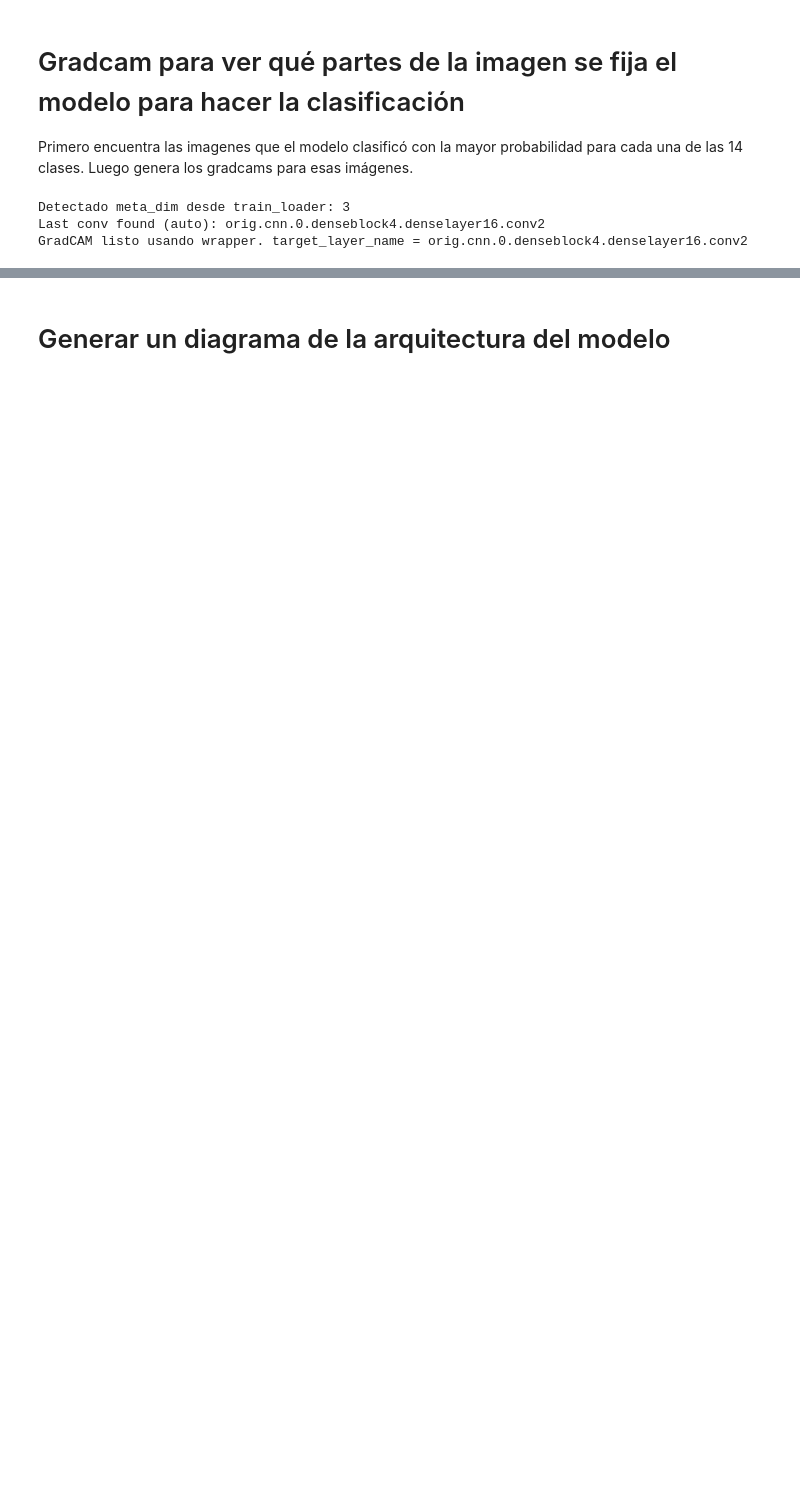
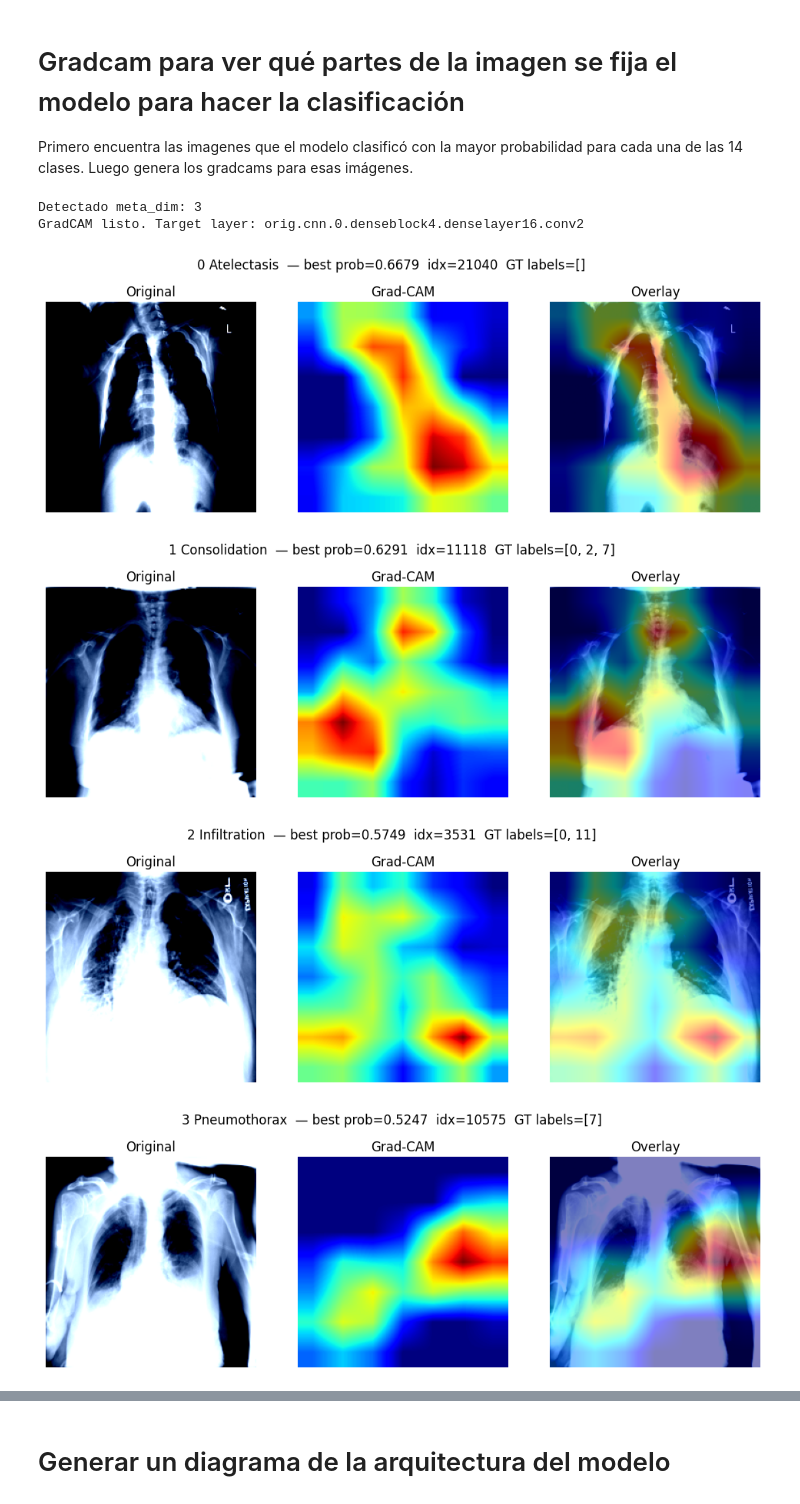
Before and after one commit to jperrachon/ProyectoCNN, a Jupyter notebook: mainPipeline.ipynb, the cells around one changed output, grey strips where cells are left out. Drawn from its saved outputs; the diff is of its cells as text; code cells hidden in the pictures; blank space fills up the shorter version.

```diff
--- a/mainPipeline.ipynb
+++ b/mainPipeline.ipynb
@@ -889,10 +950,8 @@ DATA_LOADER = test_loader
 OUT_DIR = Path("gradcam_best_per_class")
 OUT_DIR.mkdir(parents=True, exist_ok=True)
 
-try:
-    class_names
-except NameError:
-    class_names = [f"class_{i}" for i in range(num_classes)]
+
+class_names = DISEASE_COLUMNS
 
 C = len(class_names)
 
@@ -932,33 +991,36 @@ for i in range(C):
     idx = info["idx"]
     label = info["label"]
 
     input_tensor = img_tensor_cpu.to(device)
 
     try:
         cam, _ = gradcam(input_tensor, i)
     except Exception as e:
         print(f"GradCAM failed para {cls_name} idx {idx}: {e}")
         continue
 
     img_np = tensor_to_image_np(img_tensor_cpu)
     overlay = overlay_heatmap_on_image(img_np, cam, alpha=0.5)
 
     plt.figure(figsize=(12,4))
     plt.suptitle(f"{i} {cls_name}  — best prob={prob:.4f}  idx={idx}  GT labels={np.where(label==1)[0].tolist()}")
     plt.subplot(1,3,1)
     plt.imshow(img_np); plt.title("Original"); plt.axis('off')
     plt.subplot(1,3,2)
     plt.imshow(cam, cmap='jet'); plt.title("Grad-CAM"); plt.axis('off')
     plt.subplot(1,3,3)
     plt.imshow(overlay); plt.title("Overlay"); plt.axis('off')
 
     cls_dir = OUT_DIR / f"{i}_{cls_name.replace('/','_')}"
     cls_dir.mkdir(parents=True, exist_ok=True)
     plt.savefig(cls_dir / f"best_idx{idx}_prob{prob:.4f}.png", bbox_inches='tight', dpi=200)
     plt.show()
 
 print(f"Guardadas imágenes en {OUT_DIR.resolve()}")
 # %% [output]
-Detectado meta_dim desde train_loader: 3
-Last conv found (auto): orig.cnn.0.denseblock4.denselayer16.conv2
-GradCAM listo usando wrapper. target_layer_name = orig.cnn.0.denseblock4.denselayer16.conv2
+Detectado meta_dim: 3
+GradCAM listo. Target layer: orig.cnn.0.denseblock4.denselayer16.conv2
+[figure, added]
+[figure, added]
+[figure, added]
+[figure, added]
```
Also changed, not shown: parts of 9 cells of this notebook.
